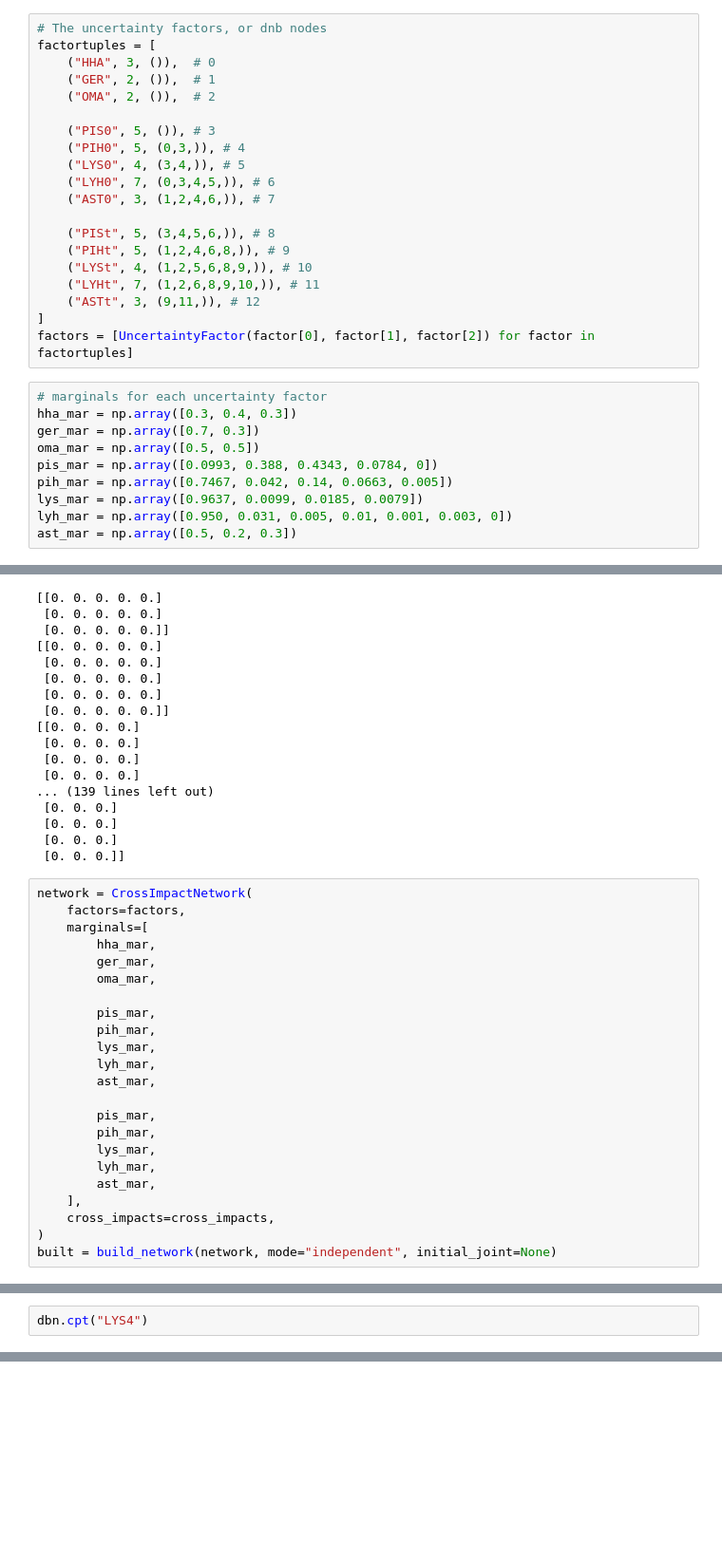
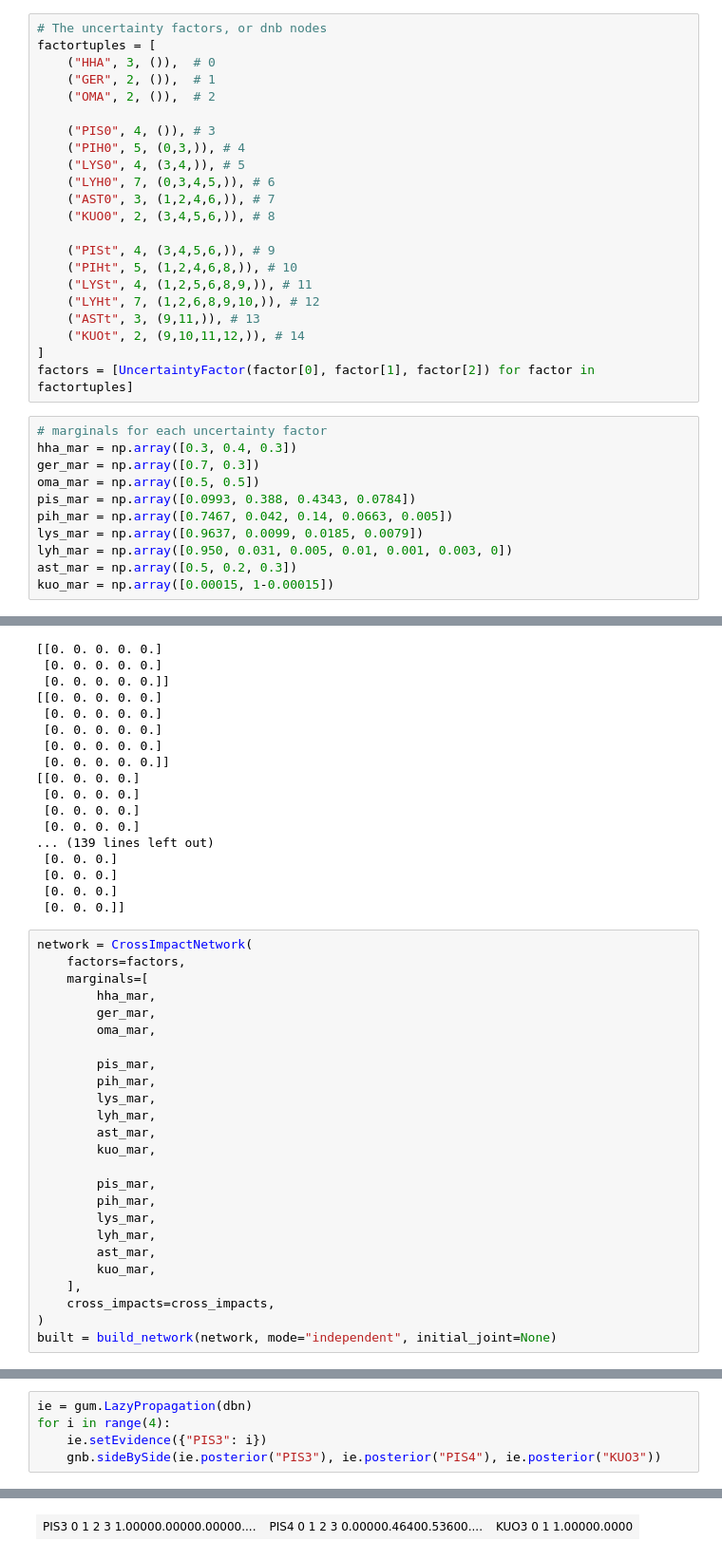
Before and after one commit to juropo/bayes-learning, a Jupyter notebook: ci-pure.ipynb, the cells around one changed output, grey strips where cells are left out. Shown at 95% size. Cells and saved outputs as stored; diff of their text form; blank space fills up the shorter version.

```diff
--- a/ci-pure.ipynb
+++ b/ci-pure.ipynb
@@ -16,17 +16,19 @@ factortuples = [
     ("GER", 2, ()),  # 1
     ("OMA", 2, ()),  # 2
 
-    ("PIS0", 5, ()), # 3
+    ("PIS0", 4, ()), # 3
     ("PIH0", 5, (0,3,)), # 4
     ("LYS0", 4, (3,4,)), # 5
     ("LYH0", 7, (0,3,4,5,)), # 6
     ("AST0", 3, (1,2,4,6,)), # 7
+    ("KUO0", 2, (3,4,5,6,)), # 8
 
-    ("PISt", 5, (3,4,5,6,)), # 8
-    ("PIHt", 5, (1,2,4,6,8,)), # 9
-    ("LYSt", 4, (1,2,5,6,8,9,)), # 10
-    ("LYHt", 7, (1,2,6,8,9,10,)), # 11
-    ("ASTt", 3, (9,11,)), # 12
+    ("PISt", 4, (3,4,5,6,)), # 9
+    ("PIHt", 5, (1,2,4,6,8,)), # 10
+    ("LYSt", 4, (1,2,5,6,8,9,)), # 11
+    ("LYHt", 7, (1,2,6,8,9,10,)), # 12
+    ("ASTt", 3, (9,11,)), # 13
+    ("KUOt", 2, (9,10,11,12,)), # 14
 ]
 factors = [UncertaintyFactor(factor[0], factor[1], factor[2]) for factor in factortuples]
 # %%
@@ -34,11 +36,12 @@ factors = [UncertaintyFactor(factor[0], factor[1], factor[2]) for factor in fact
 hha_mar = np.array([0.3, 0.4, 0.3])
 ger_mar = np.array([0.7, 0.3])
 oma_mar = np.array([0.5, 0.5])
-pis_mar = np.array([0.0993, 0.388, 0.4343, 0.0784, 0])
+pis_mar = np.array([0.0993, 0.388, 0.4343, 0.0784])
 pih_mar = np.array([0.7467, 0.042, 0.14, 0.0663, 0.005])
 lys_mar = np.array([0.9637, 0.0099, 0.0185, 0.0079])
 lyh_mar = np.array([0.950, 0.031, 0.005, 0.01, 0.001, 0.003, 0])
 ast_mar = np.array([0.5, 0.2, 0.3])
+kuo_mar = np.array([0.00015, 1-0.00015])
 # %%
 cross_impacts = {}
 for fi, factor in enumerate(factortuples):
@@ -80,12 +83,14 @@ network = CrossImpactNetwork(
         lys_mar,
         lyh_mar,
         ast_mar,
+        kuo_mar,
 
         pis_mar,
         pih_mar,
         lys_mar,
         lyh_mar,
         ast_mar,
+        kuo_mar,
     ],
     cross_impacts=cross_impacts,
 )
@@ -306,5 +111,8 @@ gdyn.showTimeSlices(dbn)
 # %% [output]
 [drawing not drawn]
 # %%
-dbn.cpt("LYS4")
+ie = gum.LazyPropagation(dbn)
+for i in range(4):
+    ie.setEvidence({"PIS3": i})
+    gnb.sideBySide(ie.posterior("PIS3"), ie.posterior("PIS4"), ie.posterior("KUO3"))
 # %% [output]
@@ -327,0 +119 @@ GER   |OMA   |LYS3  |LYH3  |PIS4  |PIH4  ||0        |1        |2        |3
+| PIS3 0 1 2 3 1.00000.00000.00000.... | PIS4 0 1 2 3 0.00000.46400.53600.... | KUO3 0 1 1.00000.0000 |
```
Also changed, not shown: parts of 3 cells of this notebook.
